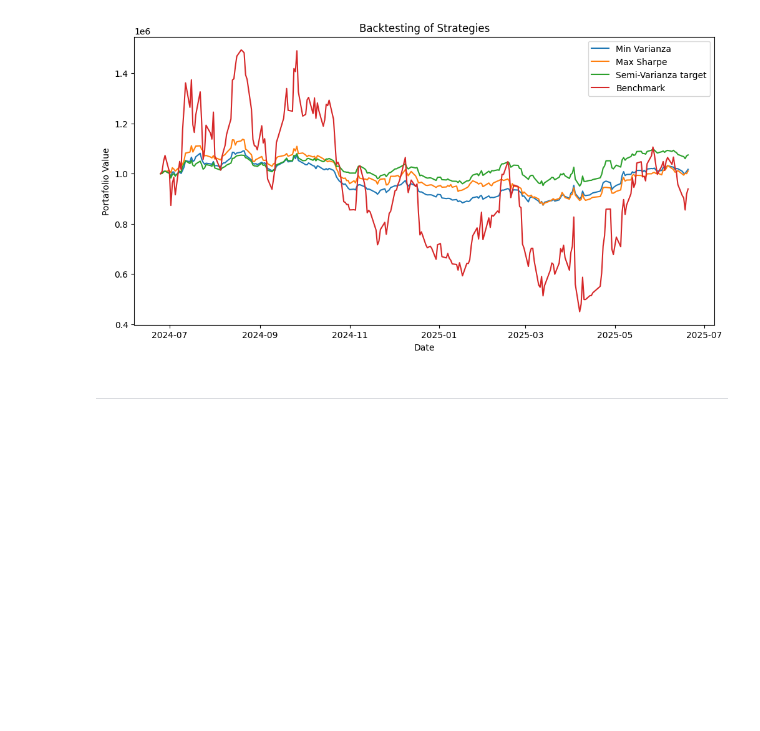
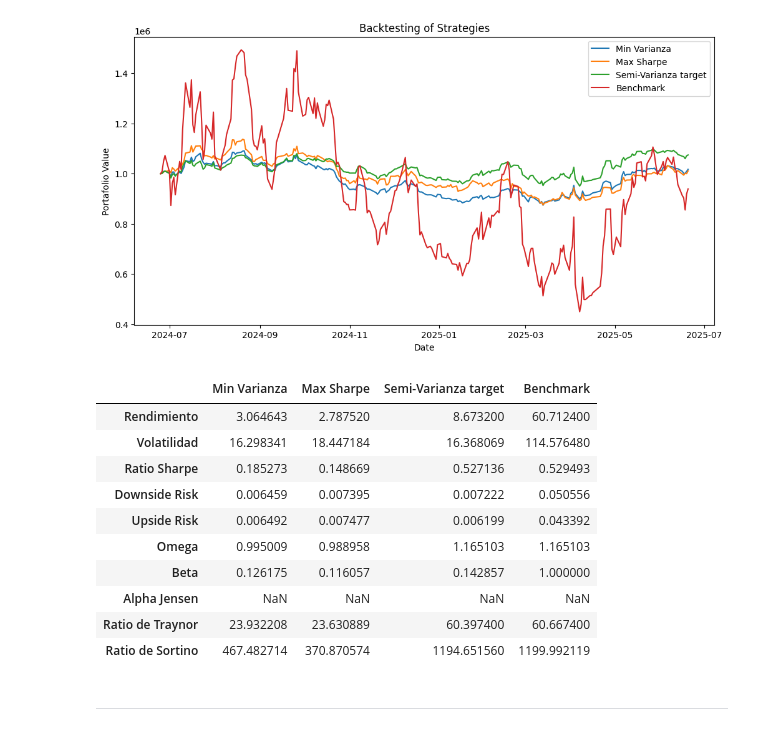
Before and after one commit to ppmelch/Portafolios-de-Inversi-n, a Jupyter notebook: Parcial 2/Repaso 2/Repaso práctico.ipynb, the cells around one changed output. Cells and saved outputs as stored; diff of their text form; code cells hidden in the pictures; blank space fills up the shorter version.

```diff
--- a/Parcial 2/Repaso 2/Repaso práctico.ipynb
+++ b/Parcial 2/Repaso 2/Repaso práctico.ipynb
@@ -128,7 +128,7 @@ def backtesting(prices: pd.DataFrame, benchmark: pd.DataFrame, weights: dict, ca
 # %% [markdown]
 ##### Función Metricas de Desempeño
 # %%
-def metrics (history, rf:float):
+def metrics (history, rf):
     # Returns
     rets = history.pct_change().dropna()
 
@@ -136,12 +136,12 @@ def metrics (history, rf:float):
     cov = rets.cov()
 
     # Dataframe
-    df = pd.Dataframe(index = rets.index)
+    df = pd.DataFrame(index = rets.keys())
 
     # Rendimiento
-    df['Rendimiento']=r_p = rets.mean()
+    df['Rendimiento']=r_p = rets.mean() * 252 *100
     # Volatilidad
-    df['Volatilidad']=vol = rets.std()
+    df['Volatilidad']=vol = rets.std()* np.sqrt(252) *100
 
     # Ratio de Sharpe
     df['Ratio Sharpe'] = R_S = (r_p-rf)/vol
@@ -155,18 +155,19 @@ def metrics (history, rf:float):
     # Omega
     df['Omega'] = omega = downside/upside
     # Beta
-    covs = cov_hist['Benchmark']
+    covs = cov['Benchmark']
     varianza_market = covs['Benchmark']
     df['Beta'] = beta = covs/varianza_market
     # Alpha Jensen
     r_m = rets['Benchmark']
-    df['Alpha Jensen'] = r_p - (rf+beta*(r_m-rf))
+
+    df['Alpha Jensen'] =  r_p - (rf + beta * (r_m - rf))
     # Ratio de Traynor
     df['Ratio de Traynor'] = (r_p - rf)/beta
     # Ratio de Sortino
     df['Ratio de Sortino'] = (r_p - rf)/downside
 
-    return metrics.T
+    return df.T
 # %% [markdown]
 ---
 # %% [markdown]
@@ -229,6 +230,21 @@ w_dict = {
 history = backtesting(bt_prices, benchmark, w_dict, capital)
 # %% [output]
 [figure]
+# %%
+metricas = metrics(history, 0.045)
+metricas
+# %% [output]
+|  | Min Varianza | Max Sharpe | Semi-Varianza target | Benchmark |
+| Rendimiento | 3.064643 | 2.787520 | 8.673200 | 60.712400 |
+| Volatilidad | 16.298341 | 18.447184 | 16.368069 | 114.576480 |
+| Ratio Sharpe | 0.185273 | 0.148669 | 0.527136 | 0.529493 |
+| Downside Risk | 0.006459 | 0.007395 | 0.007222 | 0.050556 |
+| Upside Risk | 0.006492 | 0.007477 | 0.006199 | 0.043392 |
+| Omega | 0.995009 | 0.988958 | 1.165103 | 1.165103 |
+| Beta | 0.126175 | 0.116057 | 0.142857 | 1.000000 |
+| Alpha Jensen | NaN | NaN | NaN | NaN |
+| Ratio de Traynor | 23.932208 | 23.630889 | 60.397400 | 60.667400 |
+| Ratio de Sortino | 467.482714 | 370.870574 | 1194.651560 | 1199.992119 |
 # %% [markdown]
 ---
 # %% [markdown]
```
Also changed, not shown: parts of 4 cells of this notebook, 1 other file.
